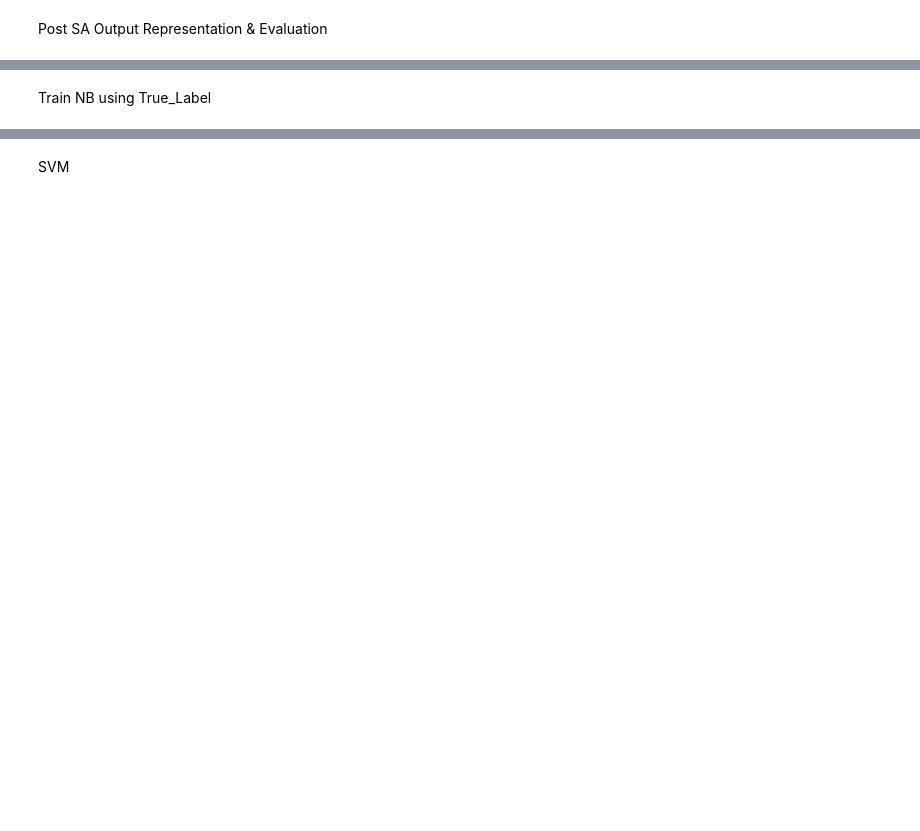
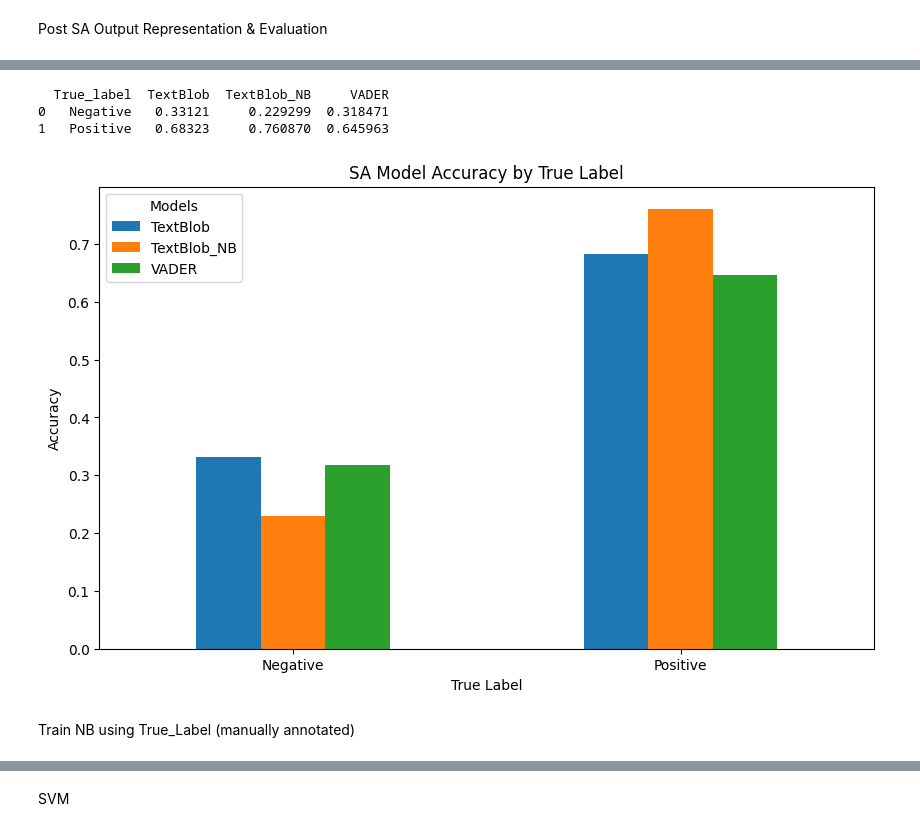
Before and after one commit to wd686/InkSightAnalyzer, a Jupyter notebook: SA [Wudi].ipynb, the cells around one changed output, grey strips where cells are left out. Cells and saved outputs as stored; diff of their text form; code cells hidden in the pictures; blank space fills up the shorter version.

```diff
--- a/SA [Wudi].ipynb
+++ b/SA [Wudi].ipynb
@@ -339,5 +272,35 @@ plt.show()
+# %%
+def calculate_accuracy_per_label(df, model_col, true_label_col):
+    accuracy_per_label = df.groupby(true_label_col).apply(lambda x: (x[model_col] == x[true_label_col]).mean())
+    return accuracy_per_label
+
+textblob_accuracy_per_label = calculate_accuracy_per_label(df_sa, 'Sentiment_Label_TB', 'True_label')
+textblob_nb_accuracy_per_label = calculate_accuracy_per_label(df_sa, 'Sentiment_Label_TB_NB', 'True_label')
+vader_accuracy_per_label = calculate_accuracy_per_label(df_sa, 'Sentiment_Label_VADER', 'True_label')
+
+accuracy_df = pd.DataFrame({
+    'TextBlob': textblob_accuracy_per_label,
+    'TextBlob_NB': textblob_nb_accuracy_per_label,
+    'VADER': vader_accuracy_per_label
+}).reset_index()
+
+print(accuracy_df)
+
+
+accuracy_df.plot(x='True_label', kind='bar', figsize=(10, 6))
+plt.title('SA Model Accuracy by True Label')
+plt.xlabel('True Label')
+plt.ylabel('Accuracy')
+plt.xticks(rotation=0)
+plt.legend(title='Models')
+plt.show()
+# %% [output]
+  True_label  TextBlob  TextBlob_NB     VADER
+0   Negative   0.33121     0.229299  0.318471
+1   Positive   0.68323     0.760870  0.645963
+[figure, added]
 # %% [markdown]
-Train NB using True_Label
+Train NB using True_Label (manually annotated)
 # %%
 # Prepare data for Naive Bayes
 X = df_sa['Combined Text']
```
Also changed, not shown: parts of 48 cells of this notebook, 3 other files.
